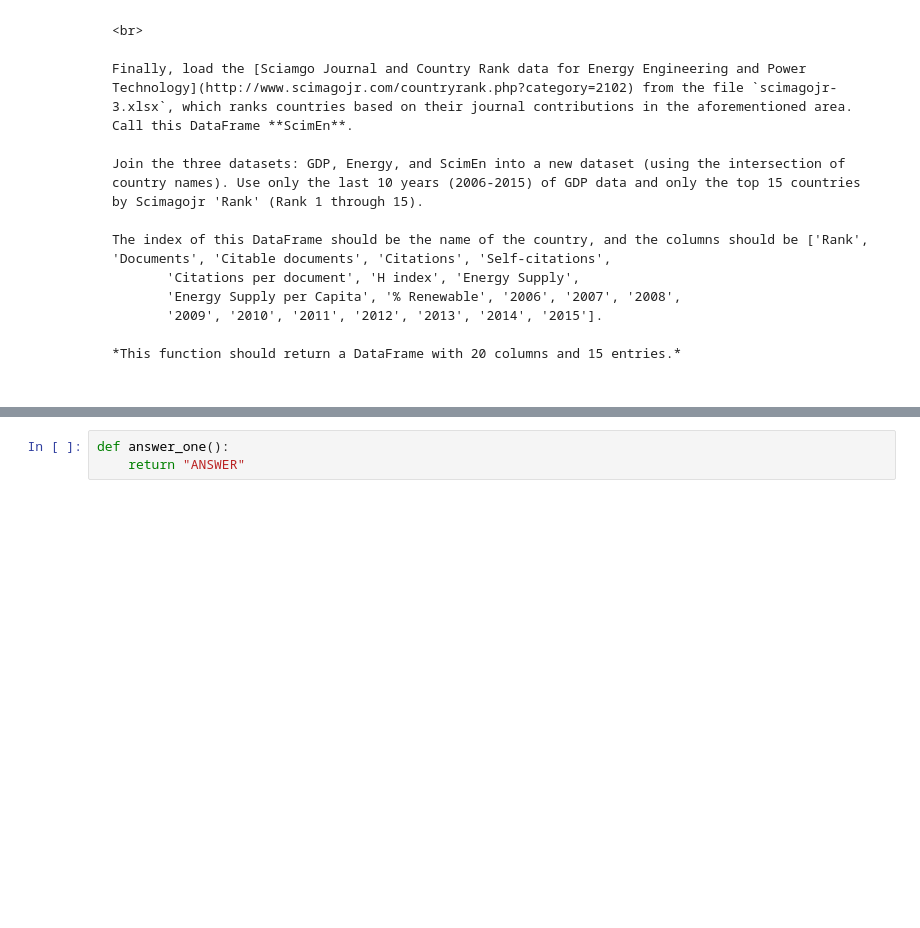
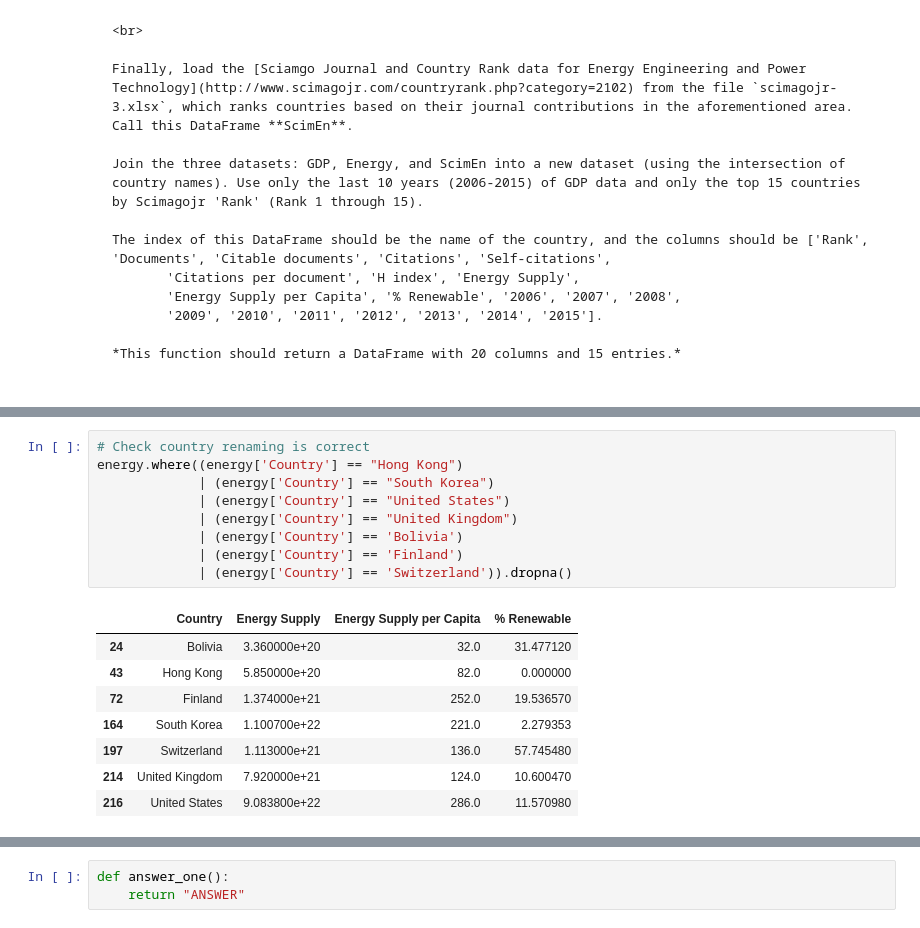
Before and after one commit to wontheone1/introduction-to-data-science-in-python, a Jupyter notebook: week3/Assignment3.ipynb, the cells around one changed output, grey strips where cells are left out. Cells and saved outputs as stored; diff of their text form; blank space fills up the shorter version.

```diff
--- a/week3/Assignment3.ipynb
+++ b/week3/Assignment3.ipynb
@@ -81,0 +97,18 @@ energy = pd.read_excel('Energy Indicators.xls',
+# %%
+# Check country renaming is correct
+energy.where((energy['Country'] == "Hong Kong")
+             | (energy['Country'] == "South Korea")
+             | (energy['Country'] == "United States")
+             | (energy['Country'] == "United Kingdom")
+             | (energy['Country'] == 'Bolivia')
+             | (energy['Country'] == 'Finland')
+             | (energy['Country'] == 'Switzerland')).dropna()
+# %% [output]
+|  | Country | Energy Supply | Energy Supply per Capita | % Renewable |
+| 24 | Bolivia | 3.360000e+20 | 32.0 | 31.477120 |
+| 43 | Hong Kong | 5.850000e+20 | 82.0 | 0.000000 |
+| 72 | Finland | 1.374000e+21 | 252.0 | 19.536570 |
+| 164 | South Korea | 1.100700e+22 | 221.0 | 2.279353 |
+| 197 | Switzerland | 1.113000e+21 | 136.0 | 57.745480 |
+| 214 | United Kingdom | 7.920000e+21 | 124.0 | 10.600470 |
+| 216 | United States | 9.083800e+22 | 286.0 | 11.570980 |
```
Also changed, not shown: parts of 8 cells of this notebook.
